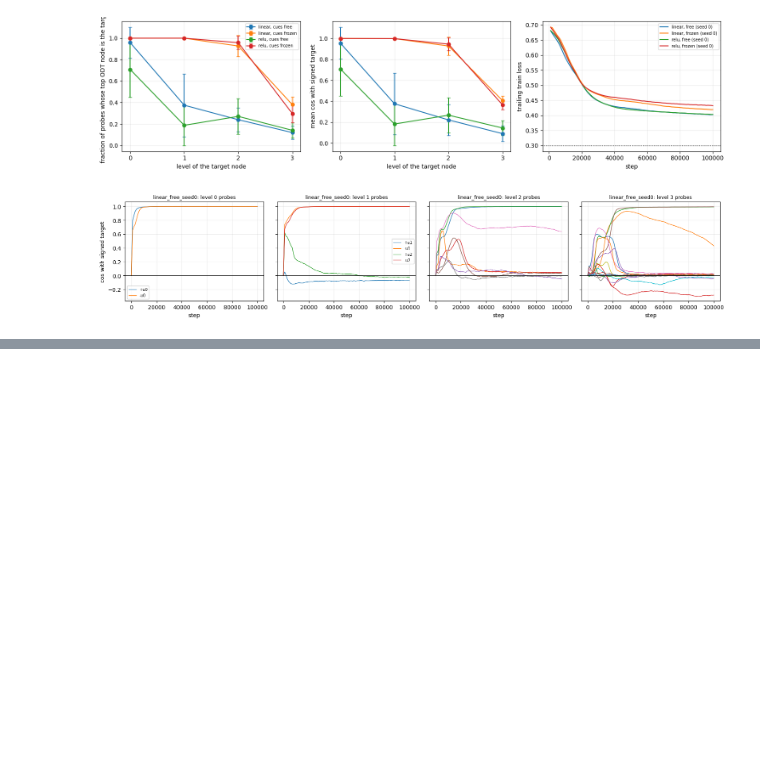
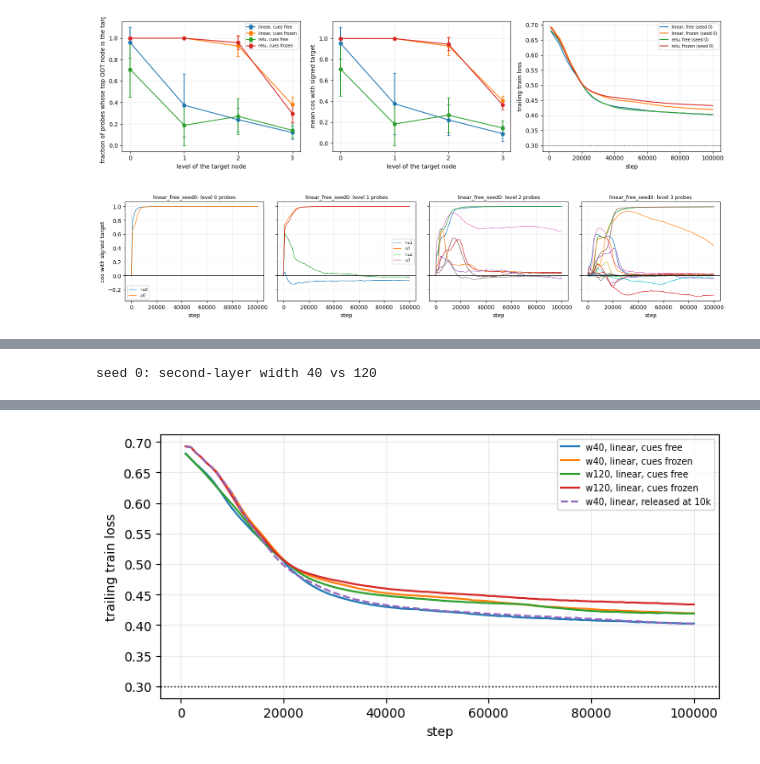
Before and after one commit to HarishGP/layer-lenses, a Jupyter notebook: notebooks/designed_init_u0.ipynb, the cells around one changed output, grey strips where cells are left out. Saved outputs shown, nothing was run; the diff lists cells and outputs as text; code cells hidden in the pictures; blank space fills up the shorter version.

```diff
--- a/notebooks/designed_init_u0.ipynb
+++ b/notebooks/designed_init_u0.ipynb
@@ -490,0 +499,11 @@ fig.tight_layout(); plt.show()
+# %%
+U1 = pd.read_csv(Path("../results/designed_init/hierarchy_unfreeze/summary.csv"))
+base = hs.copy(); base["cues"] = np.where(base.cues_frozen, "frozen", "free")
+both = pd.concat([base[base.width2.isna() if "width2" in base else np.ones(len(base), bool)].assign(width2=40), U1], ignore_index=True)
+lv = lambda lab: [f"on_target_L{l}_{lab}" for l in range(4)]
+print("width 40, means over 12 seeds: on-target fraction by level at 10k and at the end, loss at the end, cue drift")
+summ = both.groupby(["cue_mode", "cues"]).agg(n=("tag", "size"), final_loss=("final_loss", "mean"),
+        **{c: (c, "mean") for c in lv("10k") + lv("end")}, cues_coarse_end=("cues_coarse_top_end", "mean")).round(3)
+display(summ.T)
+print("unfreeze runs: on-target by level right before release (10k), at 30k, and at the end")
+display(U1.groupby("cue_mode")[lv("10k") + lv("30k") + lv("end")].mean().round(2).T)
@@ -490,0 +539,18 @@ fig.tight_layout(); plt.show()
+# %%
+W = pd.read_csv(Path("../results/designed_init/hierarchy_w120/summary.csv"))
+ref = both[both.design_seed == 0][["cue_mode", "cues", "final_loss", "loss_30k"] + lv("end") + ["cues_coarse_top_end"]].assign(width2=40)
+cmp = pd.concat([ref, W[["cue_mode", "cues", "final_loss", "loss_30k"] + lv("end") + ["cues_coarse_top_end", "width2"]]], ignore_index=True)
+print("seed 0: second-layer width 40 vs 120")
+display(cmp.sort_values(["cue_mode", "cues", "width2"]).set_index(["cue_mode", "cues", "width2"]).round(3))
+fig, ax = plt.subplots(figsize=(7, 3.6))
+from layer_lenses.init_sweep import load_run
+for d, lab in [("hierarchy", "w40"), ("hierarchy_w120", "w120")]:
+    for cues in ("free", "frozen"):
+        tag = f"linear_{'free' if cues == 'free' else 'frozen'}_seed0" if lab == "w40" else f"linear_{cues}_w120_seed0"
+        r = load_run(Path("../results/designed_init") / d / "runs" / f"{tag}.npz")
+        ax.plot(r["snapshot_steps"], r["snapshot_loss"], label=f"{lab}, linear, cues {cues}")
+r = load_run(Path("../results/designed_init/hierarchy_unfreeze/runs/linear_unfreeze10k_seed0.npz")); ax.plot(r["snapshot_steps"], r["snapshot_loss"], ls="--", label="w40, linear, released at 10k")
+ax.axhline(0.3, color="k", ls=":", lw=1); ax.set_xlabel("step"); ax.set_ylabel("trailing train loss"); ax.grid(alpha=0.25); ax.legend(fontsize=7)
+fig.tight_layout(); plt.show()
+# %% [output]
+seed 0: second-layer width 40 vs 120
@@ -490,0 +571 @@ fig.tight_layout(); plt.show()
+[figure, added]
```
Also changed, not shown: parts of 5 cells of this notebook, 48 other files.
